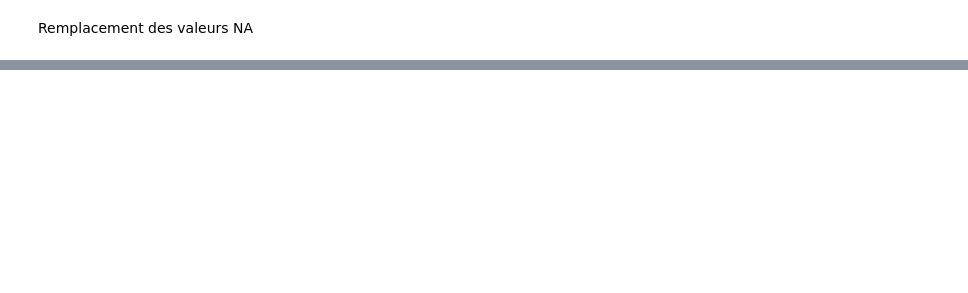
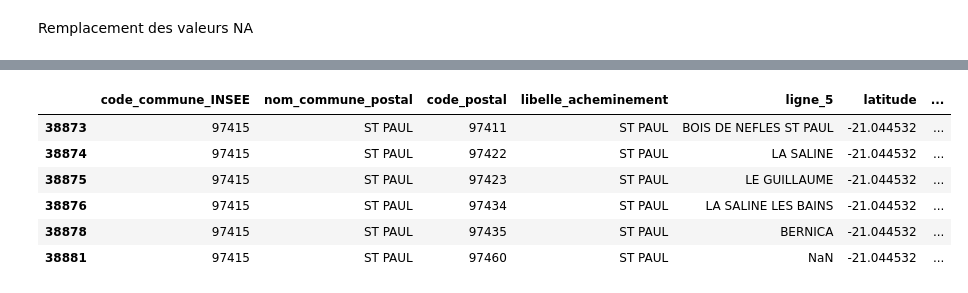
Before and after one commit to Ndeyefatou8/Machine_Learning, a Jupyter notebook: Rapport Analyse.ipynb, the cells around one changed output, grey strips where cells are left out. Drawn from its saved outputs; the diff is of its cells as text; code cells hidden in the pictures; blank space fills up the shorter version.

```diff
--- a/Rapport Analyse.ipynb
+++ b/Rapport Analyse.ipynb
@@ -148,0 +101,3 @@ df.head()
+# %%
+d_comm['code_postal'] = d_comm['code_postal'].astype(int)
+d_comm.code_commune_INSEE.value_counts()
@@ -148,0 +118,9 @@ df.head()
+# %%
+#Suppression des doublons
+#Code postal
+d_comm = d_comm.drop_duplicates(subset=['code_postal'])
+#Meme code commune
+d_comm = d_comm.drop_duplicates(subset=['code_commune_INSEE'])
+
+d_comm.code_postal.value_counts()
+d_comm.code_commune_INSEE.value_counts()
@@ -148,0 +141,11 @@ df.head()
+# %%
+d_fil = d_comm.loc[d_comm['code_commune_INSEE'] == '97415']
+d_fil
+# %% [output]
+|  | code_commune_INSEE | nom_commune_postal | code_postal | libelle_acheminement | ligne_5 | latitude | ... |
+| 38873 | 97415 | ST PAUL | 97411 | ST PAUL | BOIS DE NEFLES ST PAUL | -21.044532 | ... |
+| 38874 | 97415 | ST PAUL | 97422 | ST PAUL | LA SALINE | -21.044532 | ... |
+| 38875 | 97415 | ST PAUL | 97423 | ST PAUL | LE GUILLAUME | -21.044532 | ... |
+| 38876 | 97415 | ST PAUL | 97434 | ST PAUL | LA SALINE LES BAINS | -21.044532 | ... |
+| 38878 | 97415 | ST PAUL | 97435 | ST PAUL | BERNICA | -21.044532 | ... |
+| 38881 | 97415 | ST PAUL | 97460 | ST PAUL | NaN | -21.044532 | ... |
```
Also changed, not shown: parts of 29 cells of this notebook.
